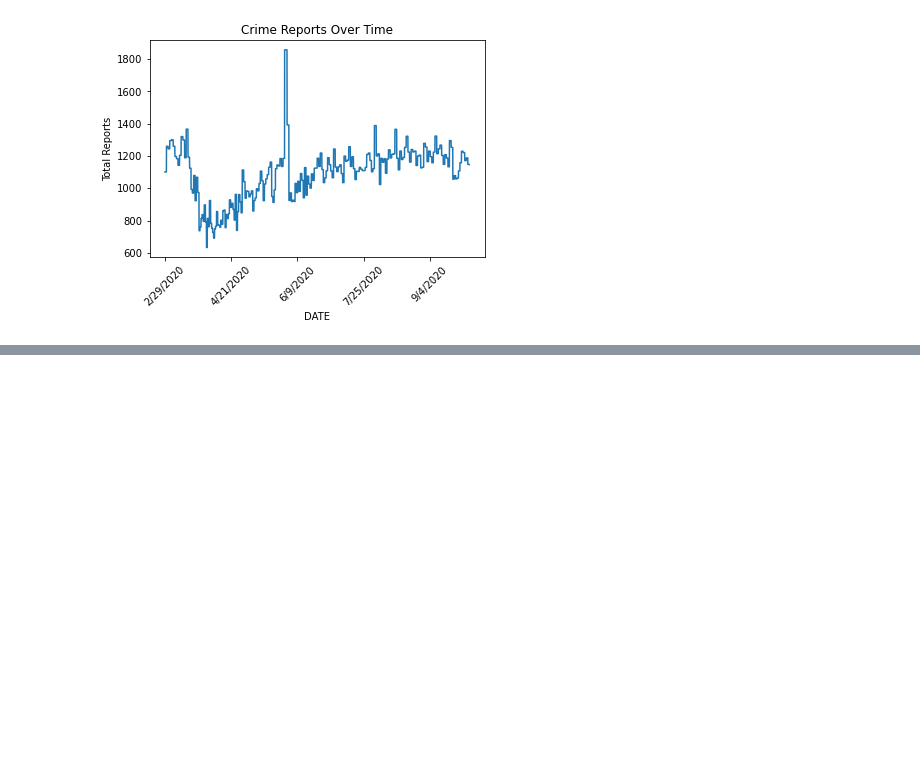
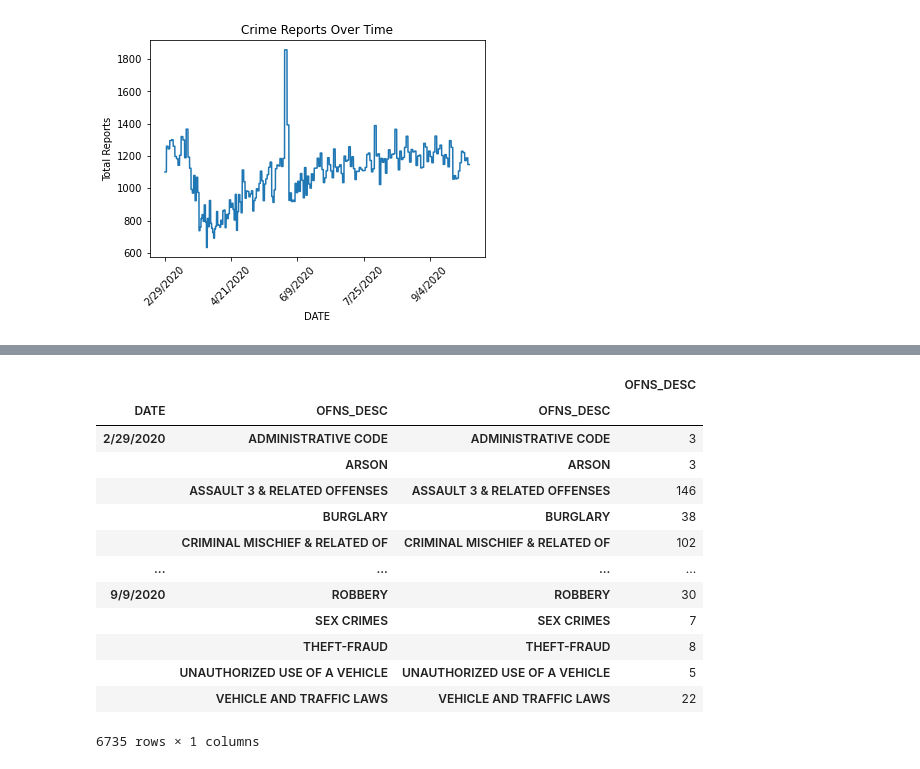
Before and after one commit to canamasc/Covid-Trends-VS-ATL-Crime, a Jupyter notebook: NYC_Crime_COVID.ipynb, the cells around one changed output, grey strips where cells are left out. Cells and saved outputs as stored; diff of their text form; code cells hidden in the pictures; blank space fills up the shorter version.

```diff
--- a/NYC_Crime_COVID.ipynb
+++ b/NYC_Crime_COVID.ipynb
@@ -508,4 +585,33 @@ def pareto_plot(df, x=None, y=None, title=None, show_pct_y=False, pct_format='{0
 
     plt.tight_layout()
     plt.show()
+# %%
+#groupby date and ofns
+
+crime_type_per_day_groupby = NYC_df.groupby(["DATE","OFNS_DESC"])["OFNS_DESC"].value_counts()
+#rime_type_per_day_groupby.rename({'OFNS_DESC': 'OFNS_DESC_original'}, inplace=True)
+crime_type_per_day_groupby
+crime_type_per_day_groupby_df = pd.DataFrame(crime_type_per_day_groupby)
+#rime_type_per_day_groupby_df.rename({"OFNS_DESC":"OFNS_DESC_original"}, inplace=True)
+crime_type_per_day_groupby_df
+#crime_type_per_day_groupby_df.rename
+# value_counts on ofns
+# put that in dataframe
+# then loc the name of the top issues by value_counts
+# then use as the graph
+# %% [output]
+|  |  |  | OFNS_DESC |
+| DATE | OFNS_DESC | OFNS_DESC |  |
+| 2/29/2020 | ADMINISTRATIVE CODE | ADMINISTRATIVE CODE | 3 |
+|  | ARSON | ARSON | 3 |
+|  | ASSAULT 3 & RELATED OFFENSES | ASSAULT 3 & RELATED OFFENSES | 146 |
+|  | BURGLARY | BURGLARY | 38 |
+|  | CRIMINAL MISCHIEF & RELATED OF | CRIMINAL MISCHIEF & RELATED OF | 102 |
+| ... | ... | ... | ... |
+| 9/9/2020 | ROBBERY | ROBBERY | 30 |
+|  | SEX CRIMES | SEX CRIMES | 7 |
+|  | THEFT-FRAUD | THEFT-FRAUD | 8 |
+|  | UNAUTHORIZED USE OF A VEHICLE | UNAUTHORIZED USE OF A VEHICLE | 5 |
+|  | VEHICLE AND TRAFFIC LAWS | VEHICLE AND TRAFFIC LAWS | 22 |
+6735 rows × 1 columns
 # %%
```
Also changed, not shown: parts of 14 cells of this notebook, 12 other files.
